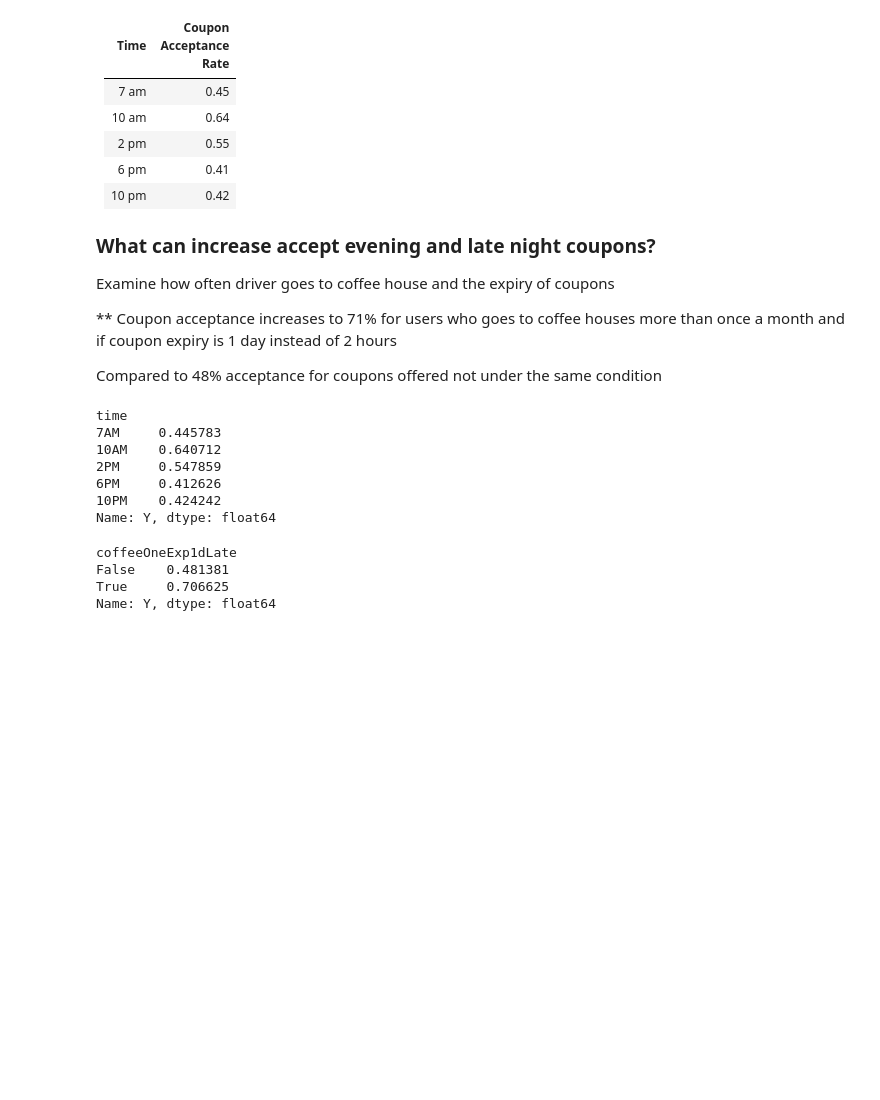
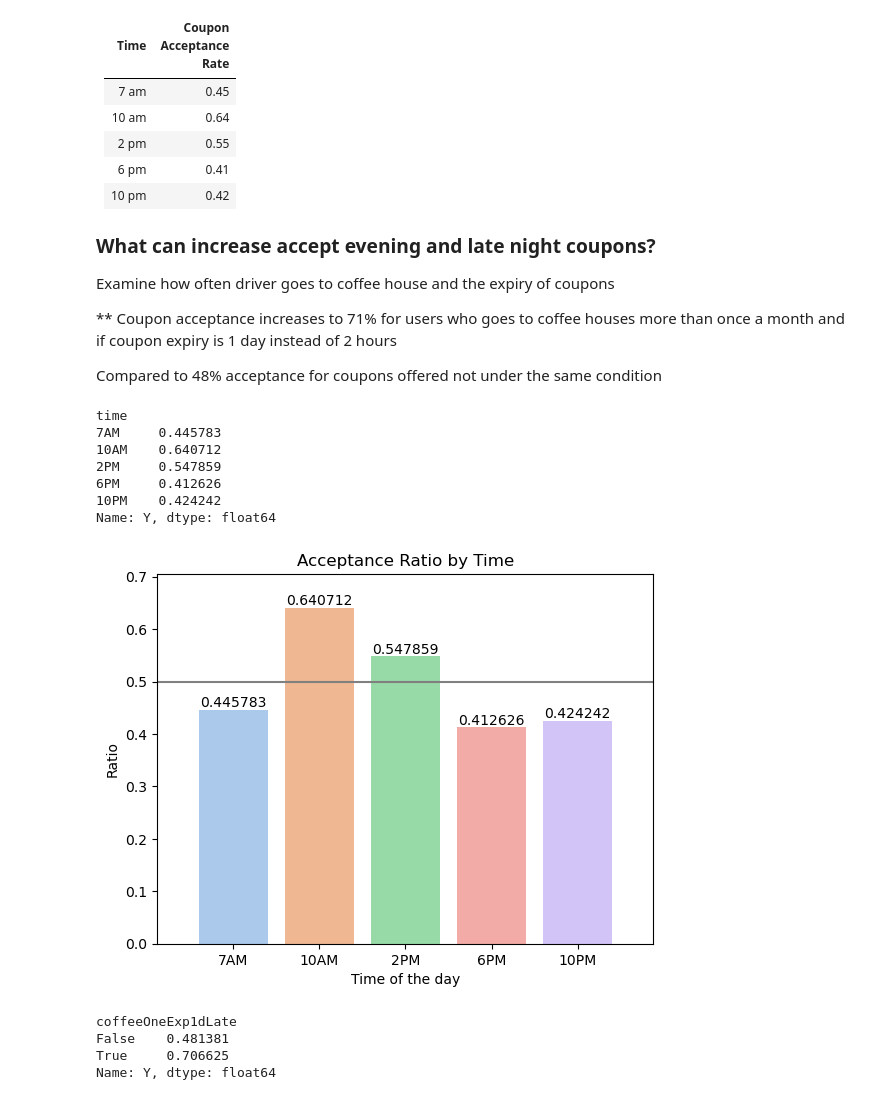
Before and after one commit to jullylau/UCB_Amazon_Coupon, a Jupyter notebook: assignment_5_1_JL.ipynb, the cells around one changed output. Drawn from its saved outputs; the diff is of its cells as text; code cells hidden in the pictures; blank space fills up the shorter version.

```diff
--- a/assignment_5_1_JL.ipynb
+++ b/assignment_5_1_JL.ipynb
@@ -600,6 +605,17 @@ time
 6PM     0.412626
 10PM    0.424242
 Name: Y, dtype: float64
+# %%
+ax = sns.barplot(data=cafeData, x='time', y='Y',  estimator='mean', errorbar=None)
+ax.bar_label(ax.containers[0], fontsize=10);
+plt.margins(0.1)
+ax.set(xlabel='Time of the day', ylabel='Ratio')
+ax.axhline(y = 0.50,  color = "gray")
+plt.title('Acceptance Ratio by Time')
+
+plt.savefig('images/ch_coupon_rate_by_time')
+# %% [output]
+[figure, added]
 # %%
 # 6PM and after
 time_condition = cafeData['time'].isin(['6PM', '10PM'])
```
Also changed, not shown: parts of 13 cells of this notebook, 14 other files.
